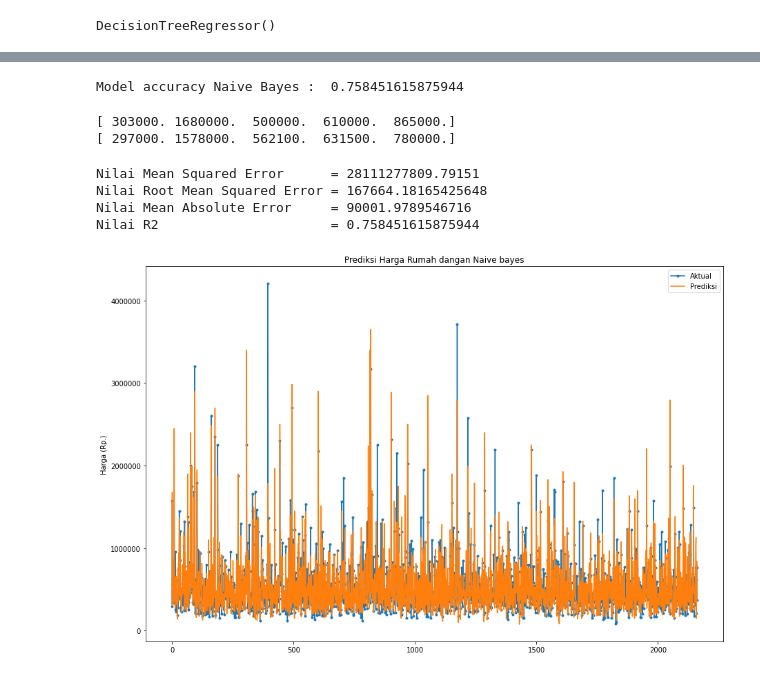
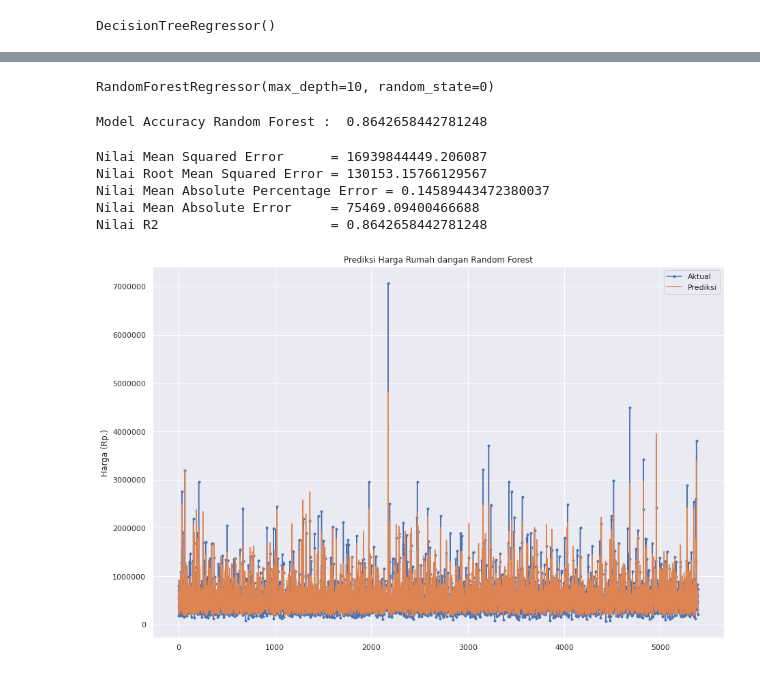
Before and after one commit to wurifah/Bisaai, a Jupyter notebook: regresi.ipynb, the cells around one changed output, grey strips where cells are left out. Saved outputs shown, nothing was run; the diff lists cells and outputs as text; code cells hidden in the pictures.

```diff
--- a/regresi.ipynb
+++ b/regresi.ipynb
@@ -91,6 +115,7 @@ dtype: int64
 # %%
 df.drop(columns = 'id', inplace = True)
 df.drop(columns = 'date', inplace = True)
+df.drop(columns = 'zipcode', inplace = True)
 # %%
 df.head()
 # %% [output]
@@ -170,0 +167,6 @@ y_train.head(2)
+# %%
+mean = df['bedrooms'].mean()
+std = df['bedrooms'].std()
+limit = 3*std
+limit_atas = mean + 3*std
+limit_bawah = mean - 3*std
@@ -170,0 +187,3 @@ y_train.head(2)
+# %%
+df2 = df[(df['bedrooms']>limit_bawah)&(df['bedrooms']<limit_atas)]
+df2
@@ -170,0 +210,10 @@ y_train.head(2)
+# %%
+from sklearn.model_selection import train_test_split
+
+# membuat variabel x dan y
+x = df2.drop(columns='price')
+y = df2['price']
+x_train, x_test, y_train, y_test = train_test_split(x, y, test_size = 0.25, random_state = 15)
+
+print(f"Jumlah data training: {train.shape[0]}")
+print(f"Jumlah data testing: {test.shape[0]}")
@@ -345,12 +389,11 @@ nbpred = nbtrain.predict(x_test)
+# %%
+from sklearn.ensemble import RandomForestRegressor
+rf = RandomForestRegressor(max_depth=10, random_state=0)
+rf.fit(x_train,y_train)
+# %% [output]
+RandomForestRegressor(max_depth=10, random_state=0)
 # %%
-nb_score = dt.score(x_test, y_test)
-print('Model accuracy Naive Bayes : ' , nb_score)
+rf_score = rf.score(x_test, y_test)
+print('Model Accuracy Random Forest : ' , rf_score)
 # %% [output]
-Model accuracy Naive Bayes :  0.758451615875944
+Model Accuracy Random Forest :  0.8642658442781248
-# %%
-nb_pred = dt.predict(x_test)
-print(nb_pred.flatten()[:5])
-print(y_test.values.flatten()[:5])
-# %% [output]
-[ 303000. 1680000.  500000.  610000.  865000.]
-[ 297000. 1578000.  562100.  631500.  780000.]
@@ -357,26 +402,29 @@ print(y_test.values.flatten()[:5])
 # %%
-nb_mse = mean_squared_error(y_test.values, nb_pred)
-nb_rmse = mean_squared_error(y_test.values, nb_pred,squared=False)
-nb_mae = mean_absolute_error(y_test.values, nb_pred)
-nb_r = r2_score(y_test.values, nb_pred)
+rf_mse = mean_squared_error(y_test.values, rf_pred)
+rf_rmse = mean_squared_error(y_test.values, rf_pred,squared=False)
+rf_mape = mean_absolute_percentage_error(y_test.values, rf_pred)
+rf_mae = mean_absolute_error(y_test.values, rf_pred)
+rf_r = r2_score(y_test.values, rf_pred)
 
-print('Nilai Mean Squared Error      = {}'.format(nb_mse))
-print('Nilai Root Mean Squared Error = {}'.format(nb_rmse))
-print('Nilai Mean Absolute Error     = {}'.format(nb_mae))
-print('Nilai R2                      = {}'.format(nb_r))
+print('Nilai Mean Squared Error      = {}'.format(rf_mse))
+print('Nilai Root Mean Squared Error = {}'.format(rf_rmse))
+print('Nilai Mean Absolute Percentage Error = {}'.format(rf_mape))
+print('Nilai Mean Absolute Error     = {}'.format(rf_mae))
+print('Nilai R2                      = {}'.format(rf_r))
 # %% [output]
-Nilai Mean Squared Error      = 28111277809.79151
-Nilai Root Mean Squared Error = 167664.18165425648
-Nilai Mean Absolute Error     = 90001.9789546716
-Nilai R2                      = 0.758451615875944
+Nilai Mean Squared Error      = 16939844449.206087
+Nilai Root Mean Squared Error = 130153.15766129567
+Nilai Mean Absolute Percentage Error = 0.14589443472380037
+Nilai Mean Absolute Error     = 75469.09400466688
+Nilai R2                      = 0.8642658442781248
 # %%
 plt.figure(figsize=(15,10))
 plt.plot(range(len(y_test)), y_test, marker='.', label="Aktual")
-plt.plot(range(len(y_test)), nb_pred.flatten(), label="Prediksi")
+plt.plot(range(len(y_test)), rf_pred.flatten(), label="Prediksi")
 plt.ylabel('Harga (Rp.)')
-plt.title('Prediksi Harga Rumah dangan Naive bayes')
+plt.title('Prediksi Harga Rumah dangan Random Forest')
 plt.ticklabel_format(style='plain')
 plt.legend()
 plt.show()
 # %% [output]
-[figure, old version]
+[figure, new version]
```
Also changed, not shown: parts of 67 cells of this notebook.
